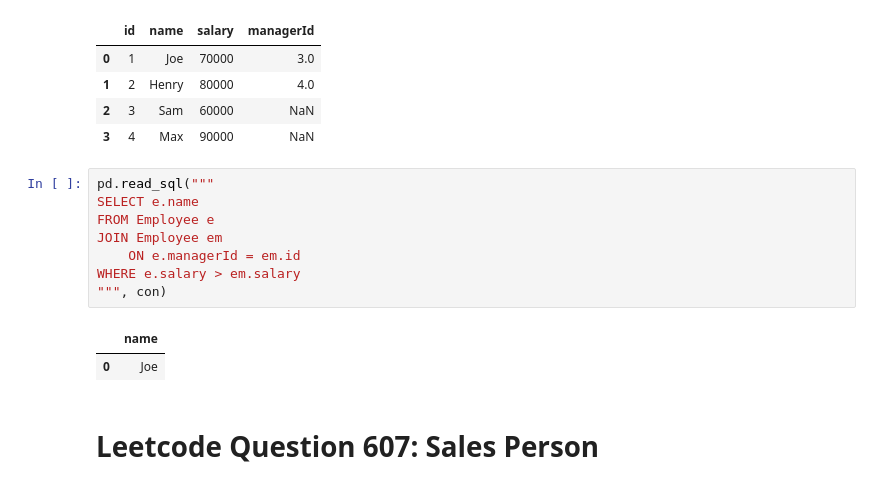
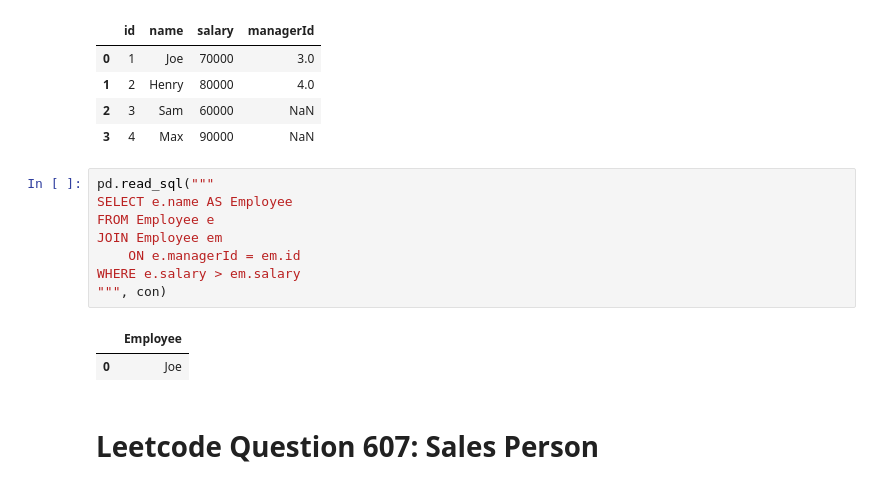
Before and after one commit to DanialArab/SQL, a Jupyter notebook: Leetcode Database Questions/Leetcode_Database_Questions.ipynb, the cells around one changed output. Cells and saved outputs as stored; diff of their text form.

```diff
--- a/Leetcode Database Questions/Leetcode_Database_Questions.ipynb
+++ b/Leetcode Database Questions/Leetcode_Database_Questions.ipynb
@@ -2181,14 +2181,14 @@ FROM Employee
 | 3 | 4 | Max | 90000 | NaN |
 # %%
 pd.read_sql("""
-SELECT e.name
+SELECT e.name AS Employee
 FROM Employee e
 JOIN Employee em
     ON e.managerId = em.id
 WHERE e.salary > em.salary
 """, con)
 # %% [output]
-|  | name |
+|  | Employee |
 | 0 | Joe |
 # %% [markdown]
 # Leetcode Question 607: Sales Person
```
Also changed, not shown: parts of 11 cells of this notebook.
